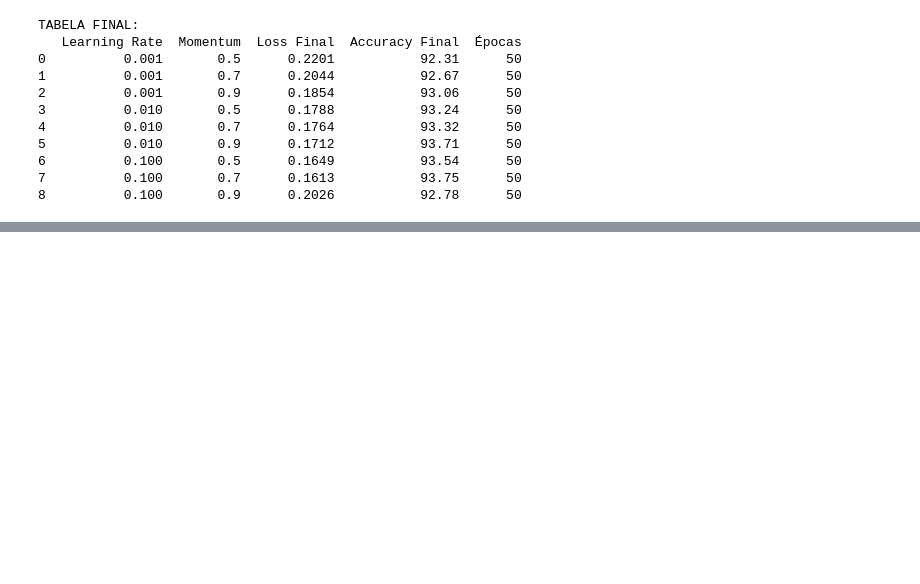
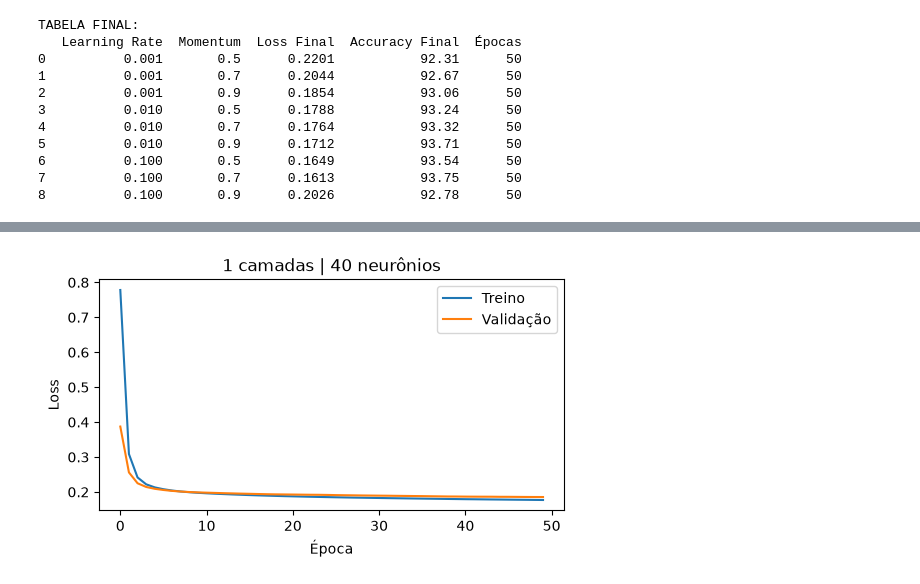
Before and after one commit to biaa04/t2-ic, a Jupyter notebook: t2_mlp.ipynb, the cells around one changed output, grey strips where cells are left out. Saved outputs shown, nothing was run; the diff lists cells and outputs as text; code cells hidden in the pictures; blank space fills up the shorter version.

```diff
--- a/t2_mlp.ipynb
+++ b/t2_mlp.ipynb
@@ -307,0 +433,20 @@ TABELA FINAL:
+# %%
+df_topologias = pd.DataFrame(resultados)
+
+df_topologias = df_topologias.round(4)
+
+print(df_topologias)
+
+top10 = (
+    df_topologias
+    .sort_values(
+        by="Accuracy Val",
+        ascending=False
+    )
+)
+
+print(top10.head(10))
+
+melhor = top10.iloc[0]
+
+print(melhor)
@@ -307,0 +512,35 @@ TABELA FINAL:
+# %%
+melhor_camadas = int(melhor["Camadas"])
+melhor_neuronios = int(melhor["Neuronios"])
+
+hist = historicos[
+    (
+        melhor_camadas,
+        melhor_neuronios
+    )
+]
+plt.figure(figsize=(6,3))
+
+plt.plot(
+    hist["loss"],
+    label="Treino"
+)
+
+plt.plot(
+    hist["val_loss"],
+    label="Validação"
+)
+
+plt.xlabel("Época")
+plt.ylabel("Loss")
+
+plt.title(
+    f"{melhor_camadas} camadas "
+    f"| {melhor_neuronios} neurônios"
+)
+
+plt.legend()
+
+plt.show()
+# %% [output]
+[figure, added]
```
Also changed, not shown: parts of 48 cells of this notebook, 2 other files.
